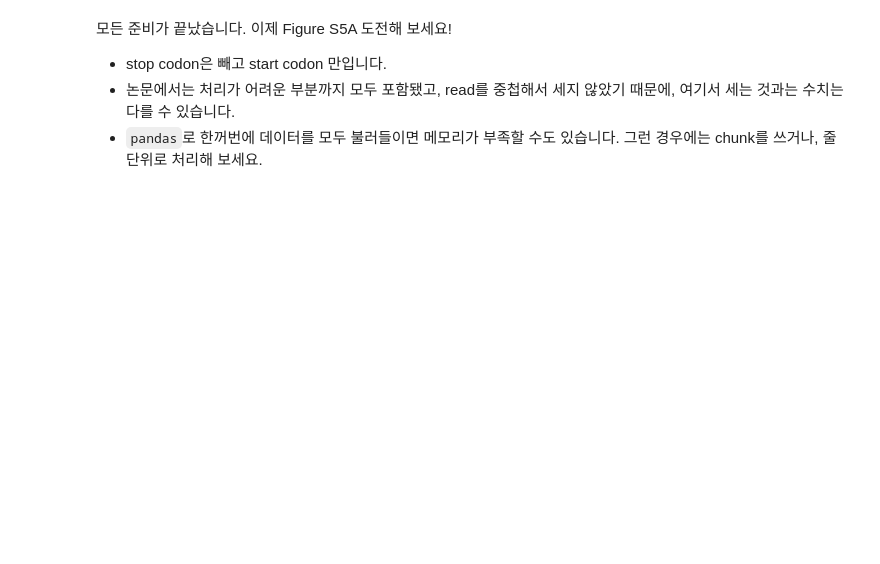
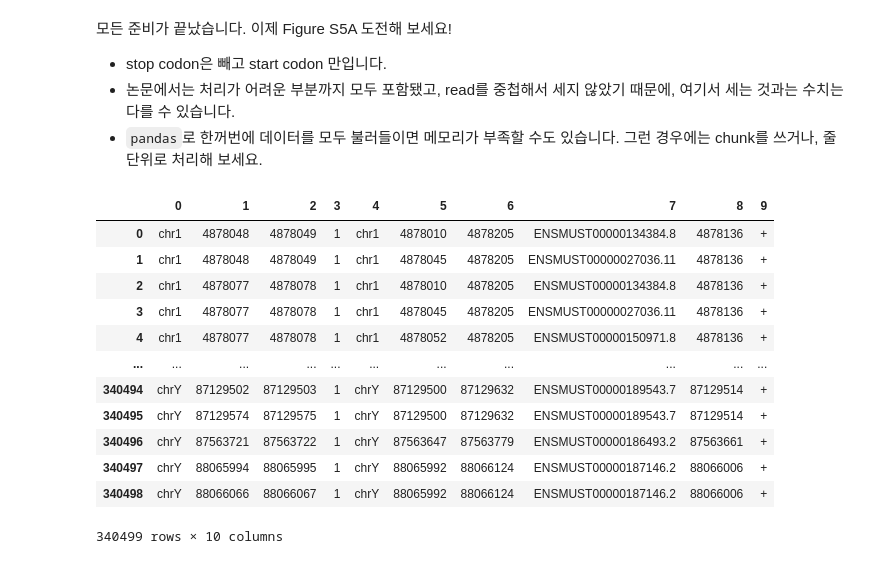
Before and after one commit to babaling/2021bioinfo1, a Jupyter notebook: Mission/Mission 2.ipynb, the cells around one changed output. Drawn from its saved outputs; the diff is of its cells as text; code cells hidden in the pictures; blank space fills up the shorter version.

```diff
--- a/Mission/Mission 2.ipynb
+++ b/Mission/Mission 2.ipynb
@@ -111,0 +138,18 @@ samtools view: error closing standard output: -1
+# %%
+data = pd.read_csv('../binfo1-datapack1/fivepcounts-filtered-RPF-siLuc.txt', sep='\t', header=None)
+# %%
+data
+# %% [output]
+|  | 0 | 1 | 2 | 3 | 4 | 5 | 6 | 7 | 8 | 9 |
+| 0 | chr1 | 4878048 | 4878049 | 1 | chr1 | 4878010 | 4878205 | ENSMUST00000134384.8 | 4878136 | + |
+| 1 | chr1 | 4878048 | 4878049 | 1 | chr1 | 4878045 | 4878205 | ENSMUST00000027036.11 | 4878136 | + |
+| 2 | chr1 | 4878077 | 4878078 | 1 | chr1 | 4878010 | 4878205 | ENSMUST00000134384.8 | 4878136 | + |
+| 3 | chr1 | 4878077 | 4878078 | 1 | chr1 | 4878045 | 4878205 | ENSMUST00000027036.11 | 4878136 | + |
+| 4 | chr1 | 4878077 | 4878078 | 1 | chr1 | 4878052 | 4878205 | ENSMUST00000150971.8 | 4878136 | + |
+| ... | ... | ... | ... | ... | ... | ... | ... | ... | ... | ... |
+| 340494 | chrY | 87129502 | 87129503 | 1 | chrY | 87129500 | 87129632 | ENSMUST00000189543.7 | 87129514 | + |
+| 340495 | chrY | 87129574 | 87129575 | 1 | chrY | 87129500 | 87129632 | ENSMUST00000189543.7 | 87129514 | + |
+| 340496 | chrY | 87563721 | 87563722 | 1 | chrY | 87563647 | 87563779 | ENSMUST00000186493.2 | 87563661 | + |
+| 340497 | chrY | 88065994 | 88065995 | 1 | chrY | 88065992 | 88066124 | ENSMUST00000187146.2 | 88066006 | + |
+| 340498 | chrY | 88066066 | 88066067 | 1 | chrY | 88065992 | 88066124 | ENSMUST00000187146.2 | 88066006 | + |
+340499 rows × 10 columns
```
Also changed, not shown: parts of 7 cells of this notebook.
